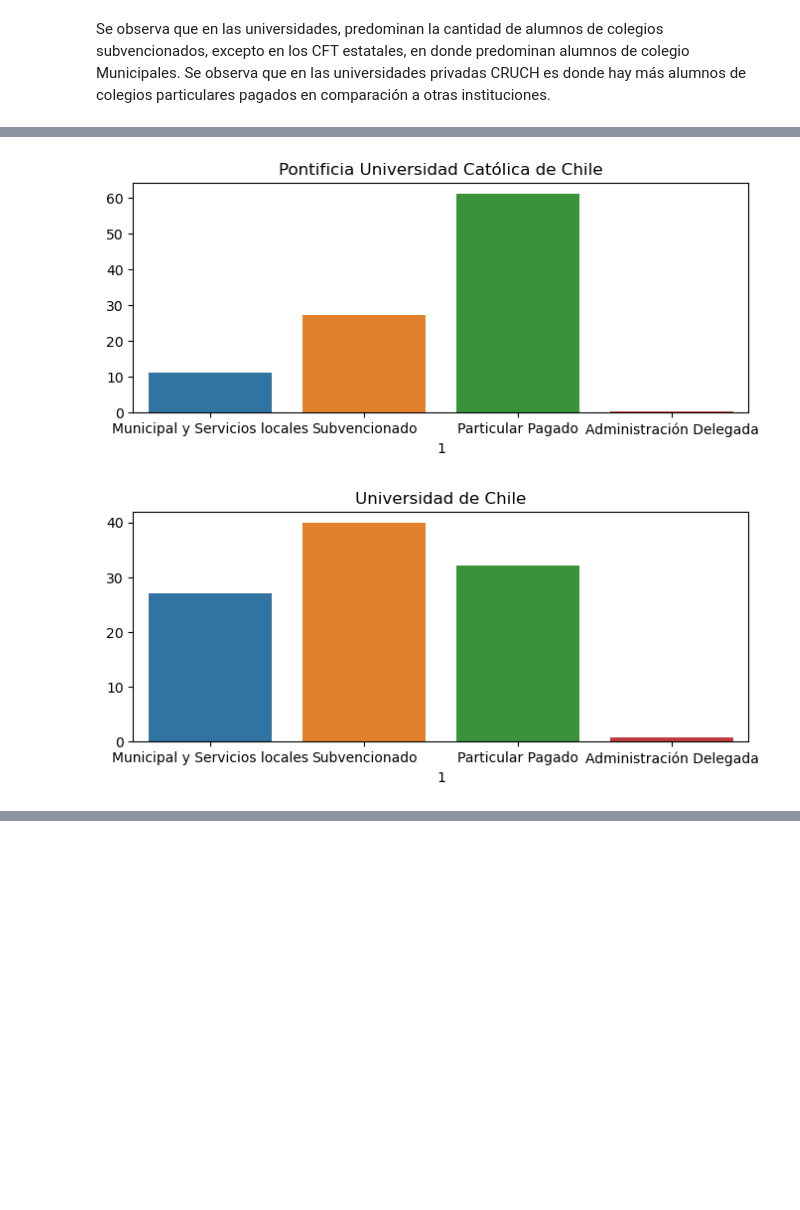
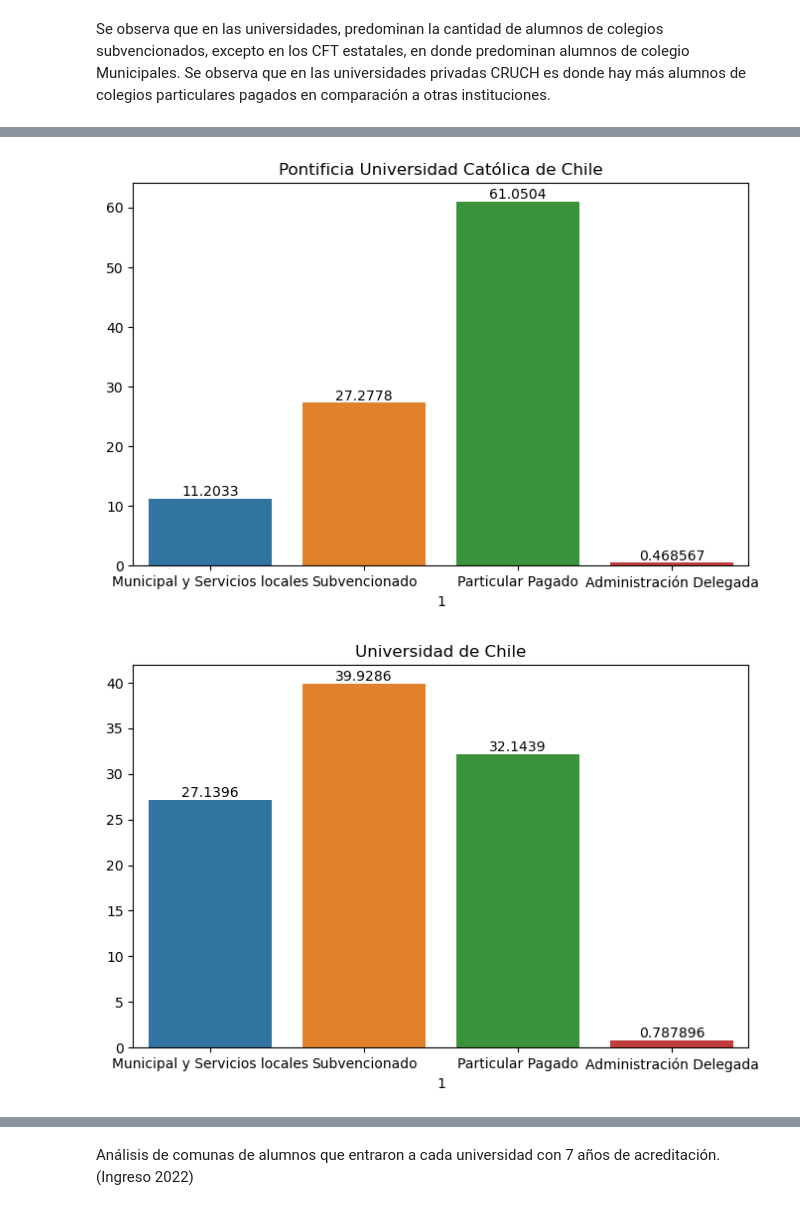
Before and after one commit to dvictorerol/proyecto-data-science, a Jupyter notebook: mifuturo/instituciones_tipocolegios.ipynb, the cells around one changed output, grey strips where cells are left out. Drawn from its saved outputs; the diff is of its cells as text; code cells hidden in the pictures; blank space fills up the shorter version.

Commit message:
analisis ingreso a univ p coumna

```diff
--- a/mifuturo/instituciones_tipocolegios.ipynb
+++ b/mifuturo/instituciones_tipocolegios.ipynb
@@ -57,7 +59,8 @@ tipo_institucion
 Se observa que en las universidades, predominan la cantidad de alumnos de colegios subvencionados, excepto en los CFT estatales, en donde predominan alumnos de colegio Municipales. Se observa que en las universidades privadas CRUCH es donde hay más alumnos de colegios particulares pagados en comparación a otras instituciones.
 # %%
 for indice in range(len(tipo_institucion.index)):
-    fig, ax = plt.subplots(figsize = (8, 3))
+    fig, ax = plt.subplots(figsize = (8, 4))
     sns.barplot(data = tipo_institucion.iloc[[indice]], ci = None, ax = ax)
+    ax.bar_label(ax.containers[0])
     ax.set_title(tipo_institucion.index[indice])
 # %% [output]
@@ -83,9 +91,10 @@ universidades_7
 | Universidad de Santiago de Chile | 26.260054 | 60.317248 | 9.754245 | 3.668454 |
 # %%
 for indice in range(len(universidades_7.index)):
-    fig, ax = plt.subplots(figsize = (8, 3))
+    fig, ax = plt.subplots(figsize = (8, 5))
     sns.barplot(data = universidades_7.iloc[[indice]], ci = None, ax = ax)
+    ax.bar_label(ax.containers[0])
     ax.set_title(universidades_7.index[indice])
 # %% [output]
-[figure, old version]
+[figure, new version]
-[figure, old version]
+[figure, new version]
@@ -93,0 +103,2 @@ for indice in range(len(universidades_7.index)):
+# %% [markdown]
+Análisis de comunas de alumnos que entraron a cada universidad con 7 años de acreditación. (Ingreso 2022)
```
Also changed, not shown: parts of 17 cells of this notebook, 1 other file.
